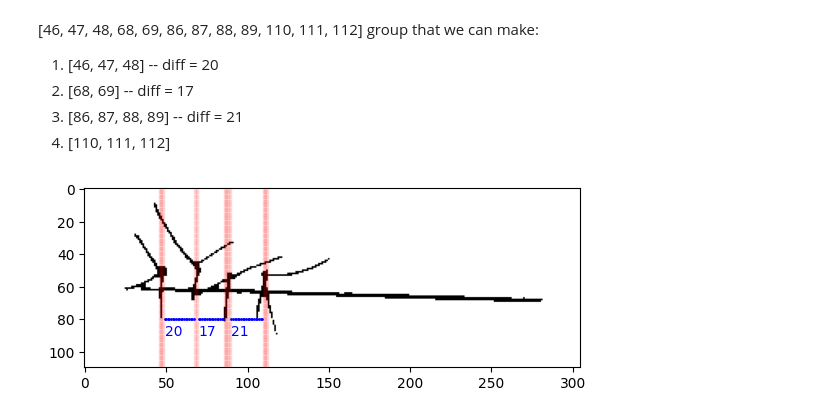
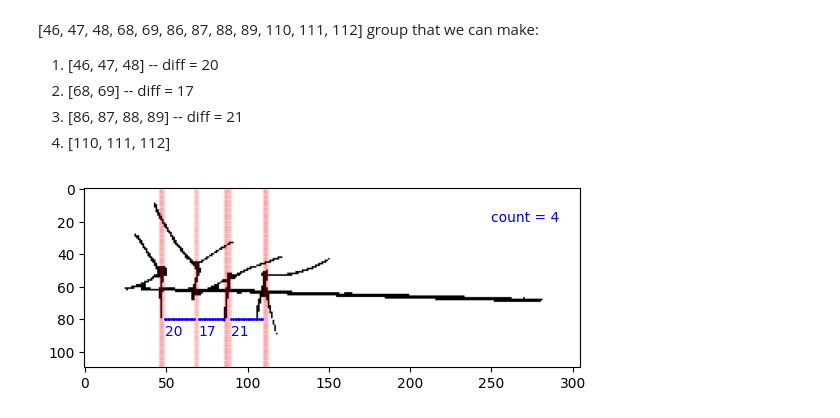
Before and after one commit to Napwillcode8848/OpenSutureNet, a Jupyter notebook: count_stitch.ipynb, the cells around one changed output. Drawn from its saved outputs; the diff is of its cells as text; code cells hidden in the pictures.

```diff
--- a/cout_stitch.ipynb
+++ b/count_stitch.ipynb
@@ -272,32 +272,35 @@ for i in range(0, count):
 # plot distance
 # assume that I have attained the following data
 original = [46, 47, 48, 68, 69, 86, 87, 88, 89, 110, 111, 112]
 grouped = [[46, 47, 48], [68, 69], [86, 87, 88, 89], [110, 111, 112]]
 grouped_min_max = [[46, 48], [68, 69], [86, 89], [110, 112]]
 grouped_start_end = [[48, 68], [69, 86], [89, 110]]
 distance = [20, 17, 21]
 
 plt.imshow(opened, cmap='gray')
 plt.axis('image')
 # plot straight red line
 for x in original:
     for y in range(0, 110):
         plt.plot(x, y, marker='o', markersize=2, color='red', alpha=0.05)
 
 # plot distance blue line
 for item in grouped_start_end:
     for x in range(item[0] + 1, item[1]):
         plt.plot(x, 80, marker='o', markersize=1, color='blue')
 
 # plot described distance
 count = len(grouped)
 for i in range(0, count - 1):
     plot_point = grouped_start_end[i][0]
     # plot_point = np.mean(grouped_min_max[i])
     plot_message = str(distance[i])
     plt.text(plot_point + 1, 90, plot_message, fontsize=10, color="blue")
 
-# plt.grid(color = 'green', linestyle = '--', linewidth = 0.5)
+# plot count of stitches
+count_message = f"count = {len(grouped_min_max)}"
+plt.text(250, 20, count_message, fontsize=10, color="blue")
+
 plt.show()
 # %% [output]
-[figure, old version]
+[figure, new version]
```
